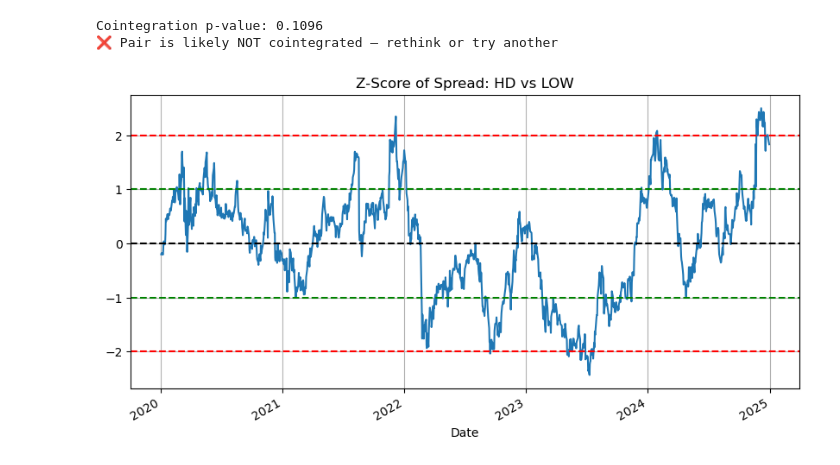
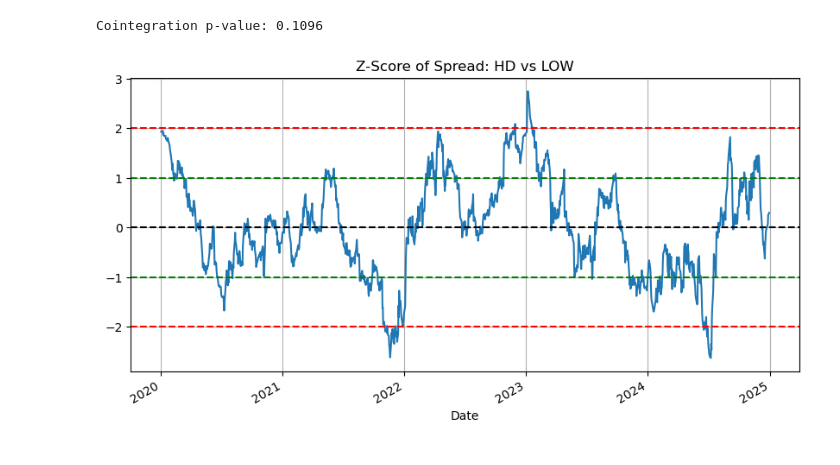
Before and after one commit to derekx24/pairs-trading, a Jupyter notebook: notebooks/pairs_trading.ipynb, the cells around one changed output. Drawn from its saved outputs; the diff is of its cells as text; code cells hidden in the pictures.

```diff
--- a/notebooks/pairs_trading.ipynb
+++ b/notebooks/pairs_trading.ipynb
@@ -37,34 +27,32 @@ plt.show()
 # %%
 from statsmodels.tsa.stattools import coint
 
+# Cointegration test: determining if spread between two assets are constant
+# Null hypothesis: spread is non-stationary
 score, pvalue, _ = coint(data['BRK-B'], data['MSFT'])
+
+# We want a p val < 0.05 ideally, which means conintegration exists
 print(f"Cointegration p-value: {pvalue:.4f}")
-
-if pvalue < 0.05:
-    print("✅ Pair is likely cointegrated — proceed with pairs trading")
-else:
-    print("❌ Pair is likely NOT cointegrated — rethink or try another")
 # %% [output]
 Cointegration p-value: 0.1096
-❌ Pair is likely NOT cointegrated — rethink or try another
 # %%
 # Spread = HD - beta * LOW (regression hedge ratio)
 beta = np.polyfit(data['BRK-B'], data['MSFT'], 1)[0]
-spread = data['HD'] - beta * data['LOW']
+spread = data['BRK-B'] - beta * data['MSFT']
 
 z_score = (spread - spread.mean()) / spread.std()
 
 # Plot Z-score
 plt.figure(figsize=(10, 5))
 z_score.plot()
 
 plt.axhline(0, color='black', linestyle='--')
 plt.axhline(1, color='green', linestyle='--')
 plt.axhline(-1, color='green', linestyle='--')
 plt.axhline(2, color='red', linestyle='--')
 plt.axhline(-2, color='red', linestyle='--')
 plt.title("Z-Score of Spread: HD vs LOW")
 plt.grid()
 plt.show()
 # %% [output]
-[figure, old version]
+[figure, new version]
```
Also changed, not shown: parts of 2 cells of this notebook.
